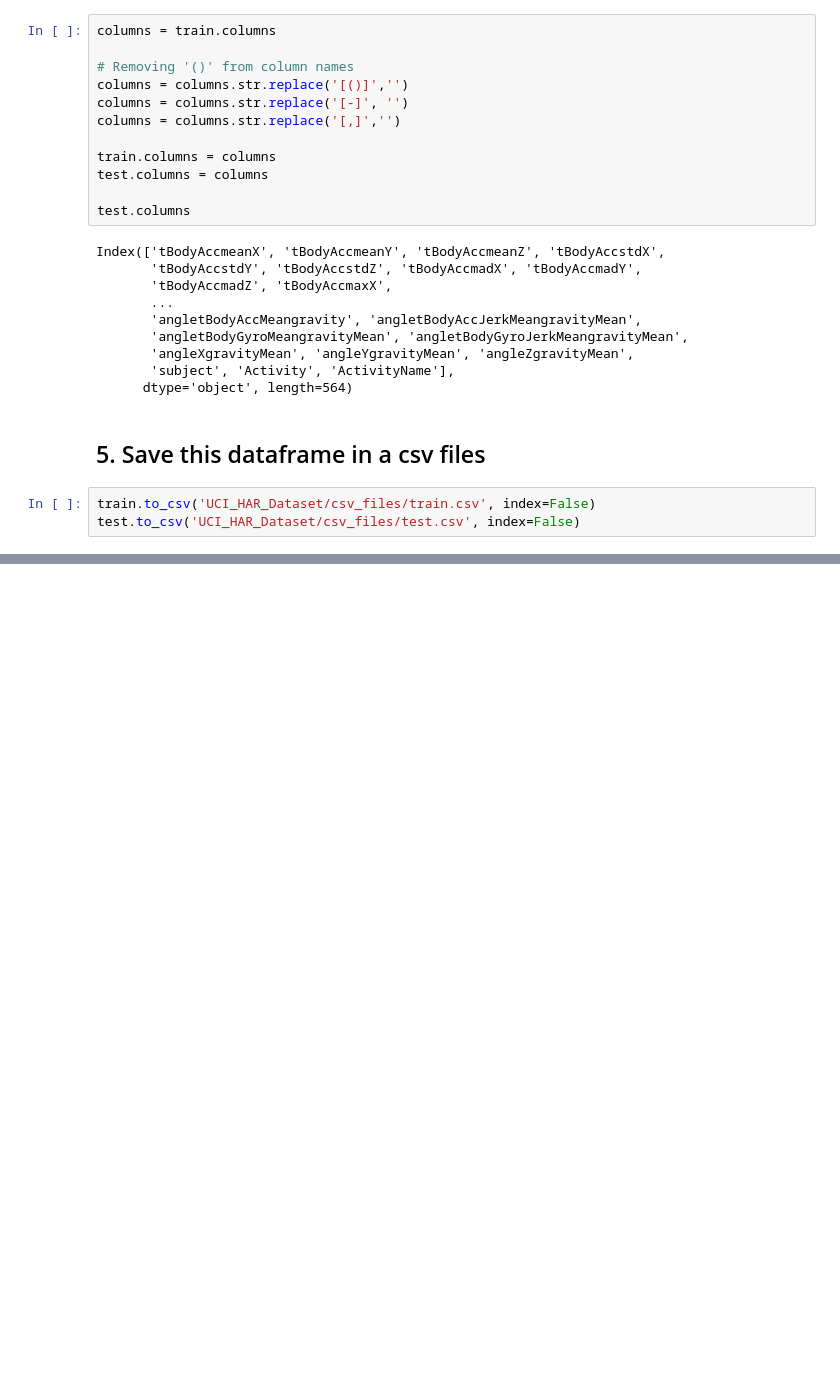
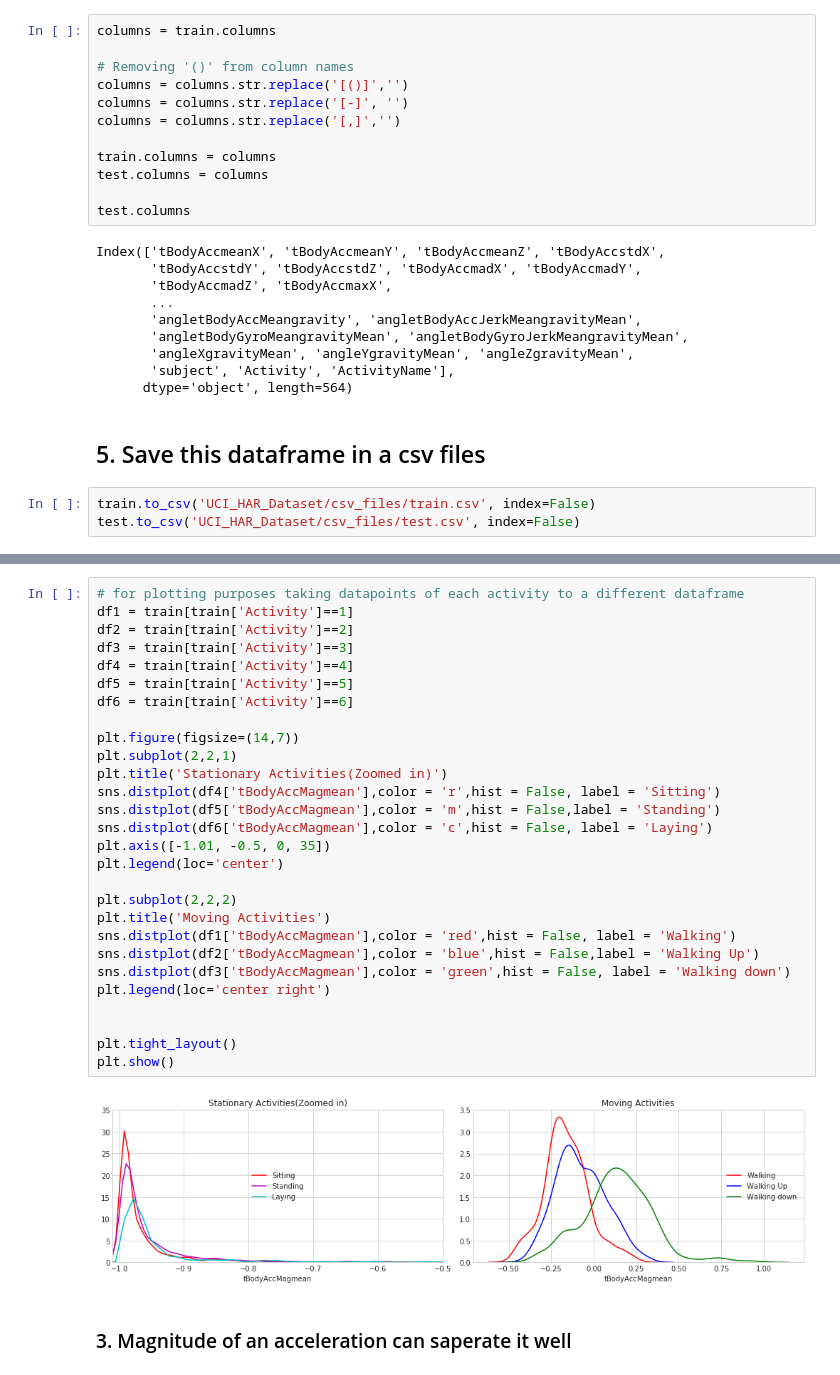
Before and after one commit to elhaidi/Human-Activity-Recognition, a Jupyter notebook: Human Activity notebook.ipynb, the cells around one changed output, grey strips where cells are left out. Cells and saved outputs as stored; diff of their text form; blank space fills up the shorter version.

```diff
--- a/Human Activity notebook.ipynb
+++ b/Human Activity notebook.ipynb
@@ -371,0 +305,32 @@ test.shape
+# %%
+# for plotting purposes taking datapoints of each activity to a different dataframe
+df1 = train[train['Activity']==1]
+df2 = train[train['Activity']==2]
+df3 = train[train['Activity']==3]
+df4 = train[train['Activity']==4]
+df5 = train[train['Activity']==5]
+df6 = train[train['Activity']==6]
+
+plt.figure(figsize=(14,7))
+plt.subplot(2,2,1)
+plt.title('Stationary Activities(Zoomed in)')
+sns.distplot(df4['tBodyAccMagmean'],color = 'r',hist = False, label = 'Sitting')
+sns.distplot(df5['tBodyAccMagmean'],color = 'm',hist = False,label = 'Standing')
+sns.distplot(df6['tBodyAccMagmean'],color = 'c',hist = False, label = 'Laying')
+plt.axis([-1.01, -0.5, 0, 35])
+plt.legend(loc='center')
+
+plt.subplot(2,2,2)
+plt.title('Moving Activities')
+sns.distplot(df1['tBodyAccMagmean'],color = 'red',hist = False, label = 'Walking')
+sns.distplot(df2['tBodyAccMagmean'],color = 'blue',hist = False,label = 'Walking Up')
+sns.distplot(df3['tBodyAccMagmean'],color = 'green',hist = False, label = 'Walking down')
+plt.legend(loc='center right')
+
+
+plt.tight_layout()
+plt.show()
+# %% [output]
+[figure, added]
+# %% [markdown]
+### 3. Magnitude of an acceleration can saperate it well
```
Also changed, not shown: parts of 8 cells of this notebook.
